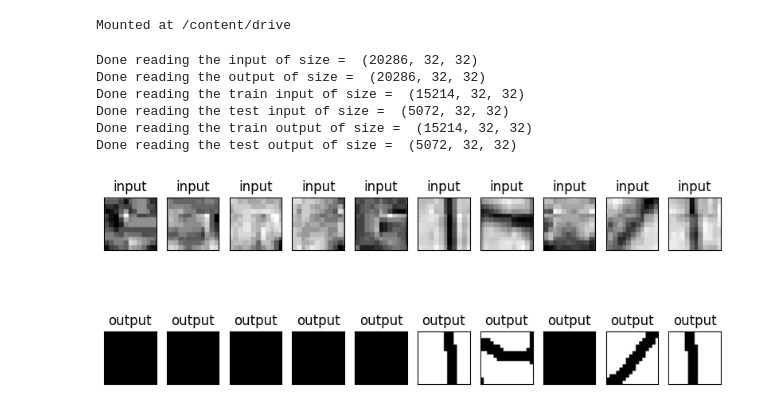
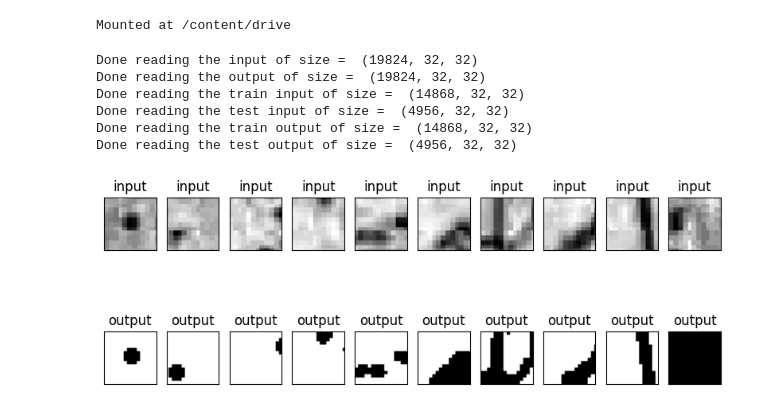
Before and after one commit to mgnarag/binarization-lowres, a Jupyter notebook: From_Arki_model1.ipynb, the cells around one changed output. Saved outputs shown, nothing was run; the diff lists cells and outputs as text; code cells hidden in the pictures.

```diff
--- a/From_Arki_model1.ipynb
+++ b/From_Arki_model1.ipynb
@@ -31,8 +31,8 @@ def crop(im):
     width, height = im.size
     data = []
 
-    for j in np.arange(0,int(height/size)+1,2.25):
-        for i in np.arange(0,int(width/size)+1,2.25):
+    for j in np.arange(0,int(height/size)+1,2.4):
+        for i in np.arange(0,int(width/size)+1,2.4):
             im1 = im.crop((0 + (size*i), 0 + (size*j), size + (size*i), size + (size*j)))
             im1 = np.array(im1)
             im1 = im1.astype(np.float32)
@@ -46,13 +46,13 @@ def crop_(im):
     width, height = im.size
     data = []
 
-    for j in np.arange(0,int(height/size)+1,2.25):
-        for i in np.arange(0,int(width/size)+1,2.5):
+    for j in np.arange(0,int(height/size)+1,2.4):
+        for i in np.arange(0,int(width/size)+1,2.4):
             im1 = im.crop((0 + (size*i), 0 + (size*j), size + (size*i), size + (size*j)))
             im1 = np.array(im1)
             im1 = im1.astype(np.float32)
             im1 = im1/255
-            im1 = im1/4
+            #im1 = im1/4
             data.append(im1)
 
 
@@ -63,7 +63,7 @@ def crop_(im):
 input = np.array(crop_(ImageOps.grayscale(Image.open(file_path + "Rizal_input.png"))))
 print("Done reading the input of size = ", input.shape)
 
-output = np.array(crop_(ImageOps.grayscale(Image.open(file_path + "Rizal_output.png"))))
+output = np.array(crop(ImageOps.grayscale(Image.open(file_path + "Rizal_output.png"))))
 print("Done reading the output of size = ", input.shape)
 
 train_input = []
@@ -94,34 +94,34 @@ test_output = np.array(test_output)
 print("Done reading the train output of size = ", train_input.shape)
 print("Done reading the test output of size = ", test_input.shape)
 # %% [output]
-Done reading the input of size =  (20286, 32, 32)
-Done reading the output of size =  (20286, 32, 32)
-Done reading the train input of size =  (15214, 32, 32)
-Done reading the test input of size =  (5072, 32, 32)
-Done reading the train output of size =  (15214, 32, 32)
-Done reading the test output of size =  (5072, 32, 32)
+Done reading the input of size =  (19824, 32, 32)
+Done reading the output of size =  (19824, 32, 32)
+Done reading the train input of size =  (14868, 32, 32)
+Done reading the test input of size =  (4956, 32, 32)
+Done reading the train output of size =  (14868, 32, 32)
+Done reading the test output of size =  (4956, 32, 32)
 # %%
 
 n = 10
 plt.figure(figsize=(10, 4))
 for i in range(0,10):
 
     ax = plt.subplot(2, n, i + 1)
     plt.title("input")
-    plt.imshow((train_input[i+4000]))
+    plt.imshow((train_input[i+6000]))
     plt.gray()
     ax.get_xaxis().set_visible(False)
     ax.get_yaxis().set_visible(False)
 
     bx = plt.subplot(2, n, i + n + 1)
     plt.title("output")
-    plt.imshow((train_output[i+4000]))
+    plt.imshow((train_output[i+6000]))
     plt.gray()
     bx.get_xaxis().set_visible(False)
     bx.get_yaxis().set_visible(False)
 plt.show()
 # %% [output]
-[figure, old version]
+[figure, new version]
 # %%
 start = time.time()
 import tensorflow as tf
```
Also changed, not shown: parts of 1 cell of this notebook.
